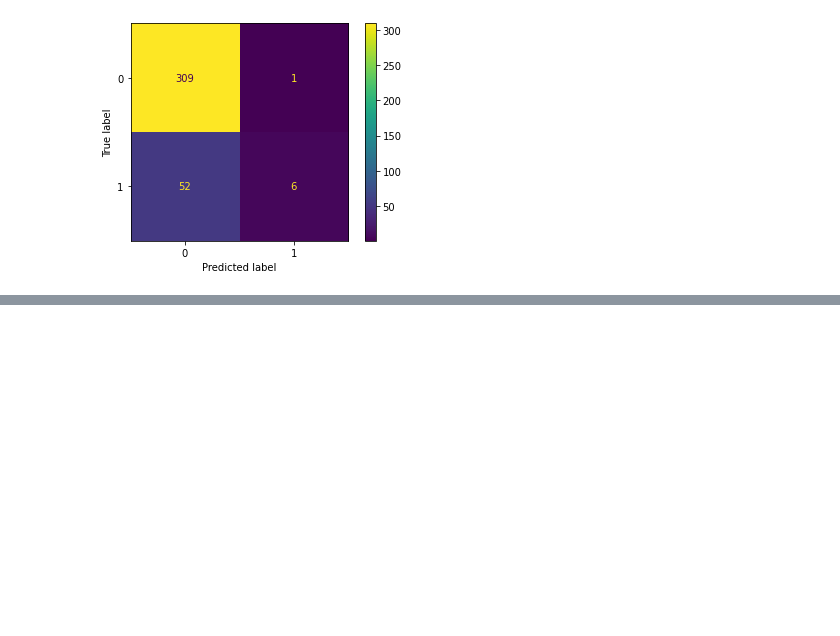
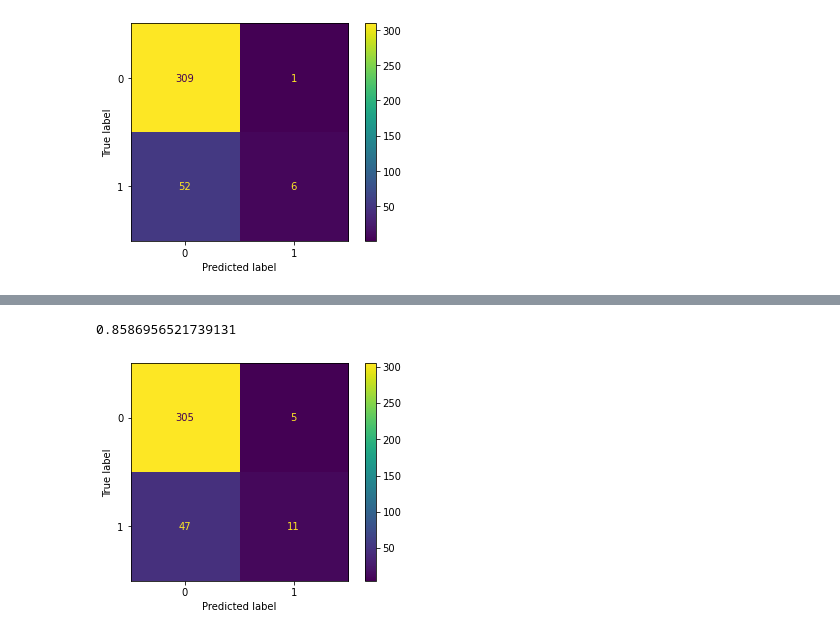
Before and after one commit to minstrel1149/HR_analytics_1, a Jupyter notebook: Attrition_analytics_fa.ipynb, the cells around one changed output, grey strips where cells are left out. Drawn from its saved outputs; the diff is of its cells as text; code cells hidden in the pictures; blank space fills up the shorter version.

```diff
--- a/Attrition_analytics_fa.ipynb
+++ b/Attrition_analytics_fa.ipynb
@@ -263,0 +309,4 @@ ConfusionMatrixDisplay.from_estimator(logreg, X_test, y_test)
+# %%
+# 참고 : RandomForest 기준 predict probability를 0.6을 기준으로
+y_hat_rf = np.where(rf_clf.predict_proba(X_test)[:, 0] >= 0.6, 0, 1)
+y_hat_rf
@@ -263,0 +331,8 @@ ConfusionMatrixDisplay.from_estimator(logreg, X_test, y_test)
+# %%
+# 참고 : RandomForest 기준 prediction proba 0.6 기준 confusion matrix와 accuracy score 확인
+# RandomForest가 좀 더 유의미
+ConfusionMatrixDisplay.from_predictions(y_test, y_hat_rf)
+print(accuracy_score(y_test, y_hat_rf))
+# %% [output]
+0.8586956521739131
+[figure, added]
```
Also changed, not shown: parts of 9 cells of this notebook, 1 other file.
